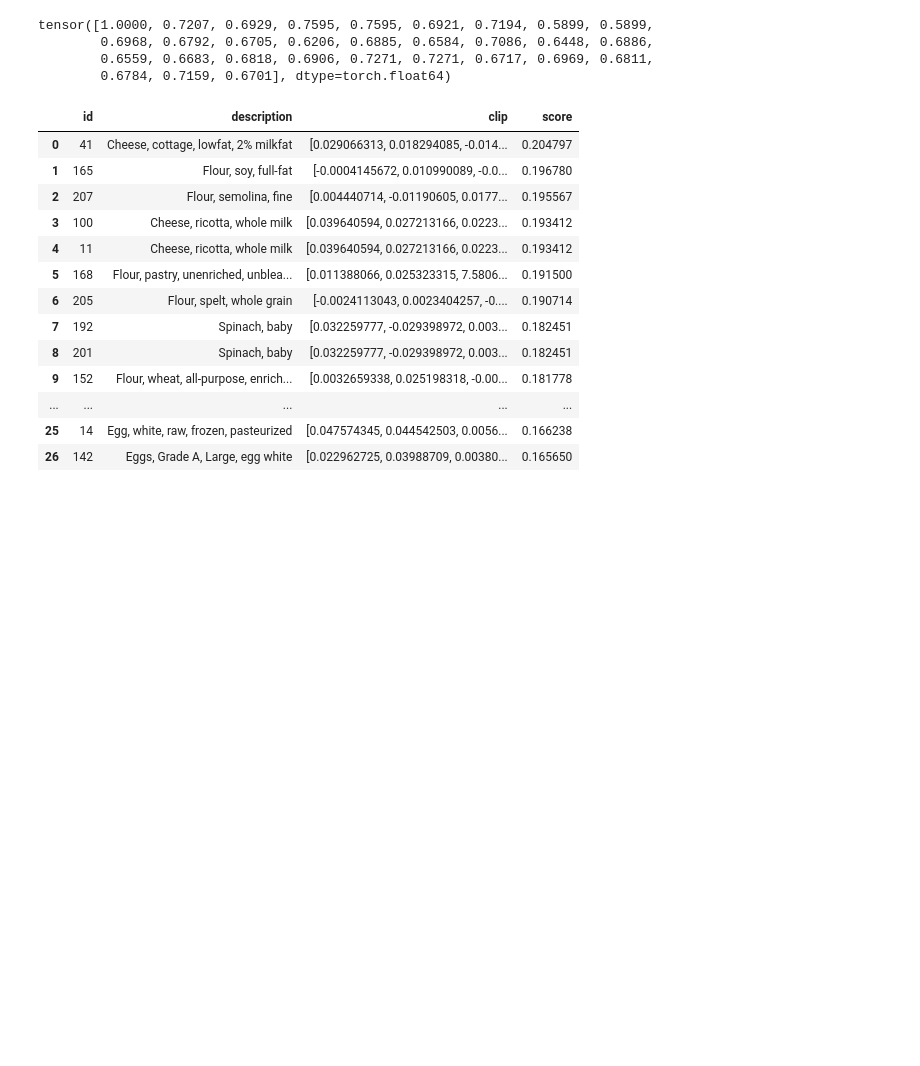
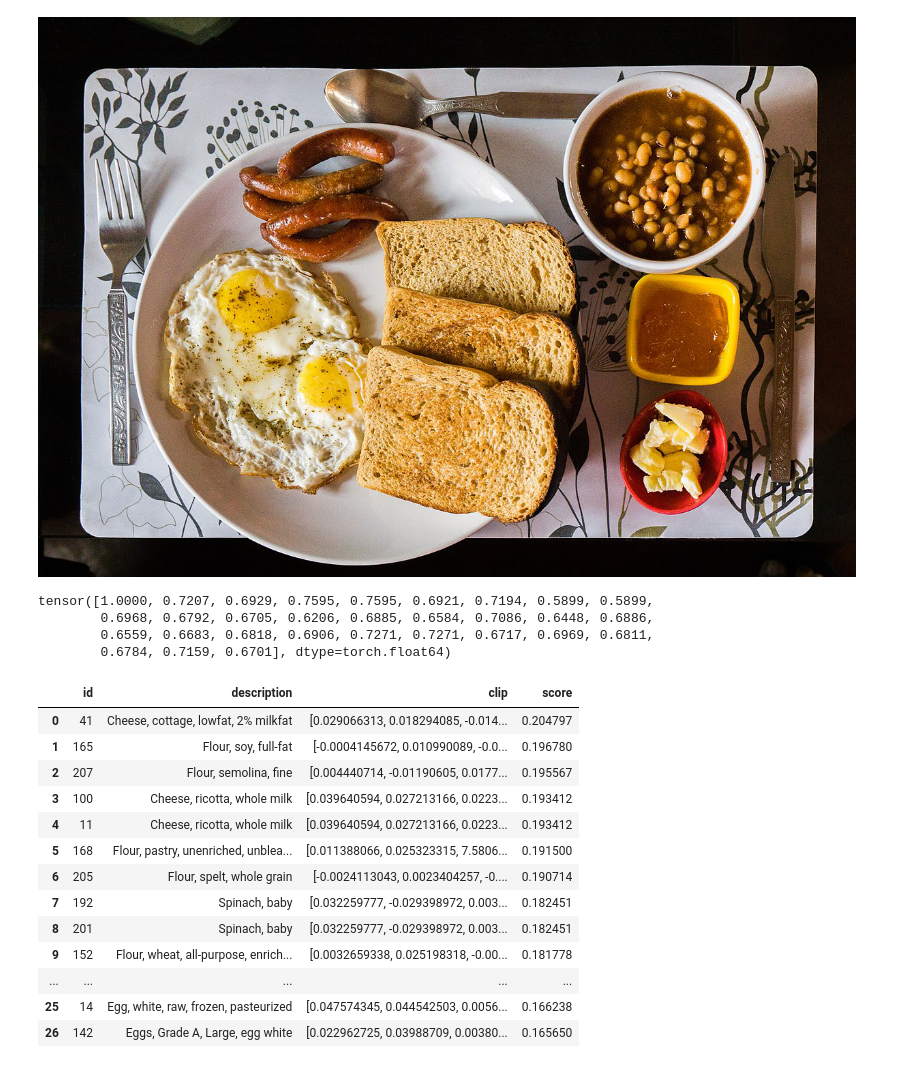
Before and after one commit to DmitriyG228/food, a Jupyter notebook: 01_multiple_foods.ipynb, the cells around one changed output. Saved outputs shown, nothing was run; the diff lists cells and outputs as text; code cells hidden in the pictures; blank space fills up the shorter version.

```diff
--- a/01_multiple_foods.ipynb
+++ b/01_multiple_foods.ipynb
@@ -35,10 +146,12 @@ cos = CosineSimilarity(dim=1, eps=1e-08)
+# %%
+url = 'https://upload.wikimedia.org/wikipedia/commons/thumb/c/c6/Breakfast_Platter.jpg/1200px-Breakfast_Platter.jpg'
+df = search_image(url,head=70)
+clip = series2tensor(df['clip'])
 # %%
-url = 'https://www.campbellsmeat.com/images/cms/large/142804413214140689200001550_nicknairnsperfectsteakandchipsrecipe.jpeg'
-df = search_image(url,head=70)
-clip = torch.tensor([np.array(c) for c in df['clip'].values])
-best = df.sort_values("score",ascending=False).iloc[0].name
-df['score1'] =cos(clip, clip[best])
-df['score2'] =cos(clip, clip[df.sort_values("score1",ascending=False).iloc[-1].name])
-for i in range(3,10):
-    df[f'score{i}'] =cos(clip, clip[df[df.columns[df.columns.str.contains('score')]]         .sum(1).sort_values().index[0]])
-df[(df[df.columns[df.columns.str.contains('score')]]==1).any(1)]['description'].drop_duplicates()
+
+# best = df.sort_values("score",ascending=False).iloc[0].name
+# df['score1'] =cos(clip, clip[best])
+# df['score2'] =cos(clip, clip[df.sort_values("score1",ascending=False).iloc[-1].name])
+# for i in range(3,13):
+#     df[f'score{i}'] =cos(clip, clip[df[df.columns[df.columns.str.contains('score')]]         .sum(1).sort_values().index[0]])
+# selected = df[(df[df.columns[df.columns.str.contains('score')]]==1).any(1)].reset_index(drop=True)
@@ -104,3 +176,7 @@ RuntimeError: The size of tensor a (2) must match the size of tensor b (30) at n
+# %%
+read_image_from_url(url)
+# %% [output]
+[figure, added]
 # %%
 scores_to_best
 # %% [output]
```
Also changed, not shown: parts of 24 cells of this notebook, 3 other files.
